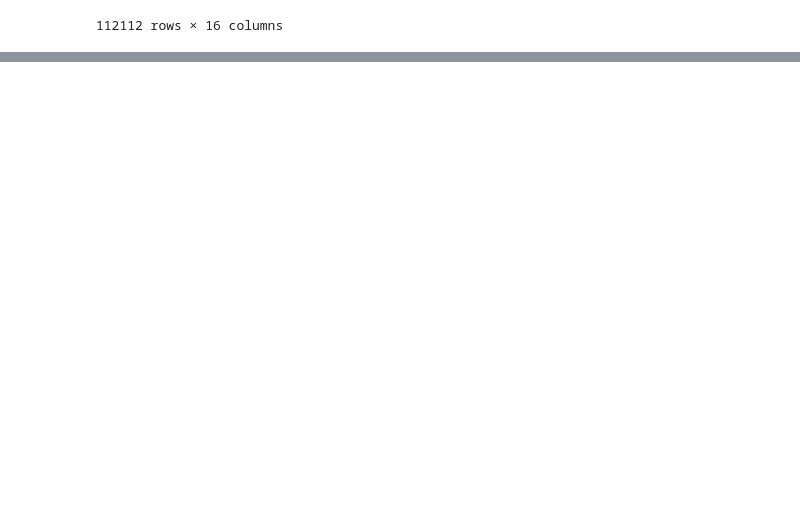
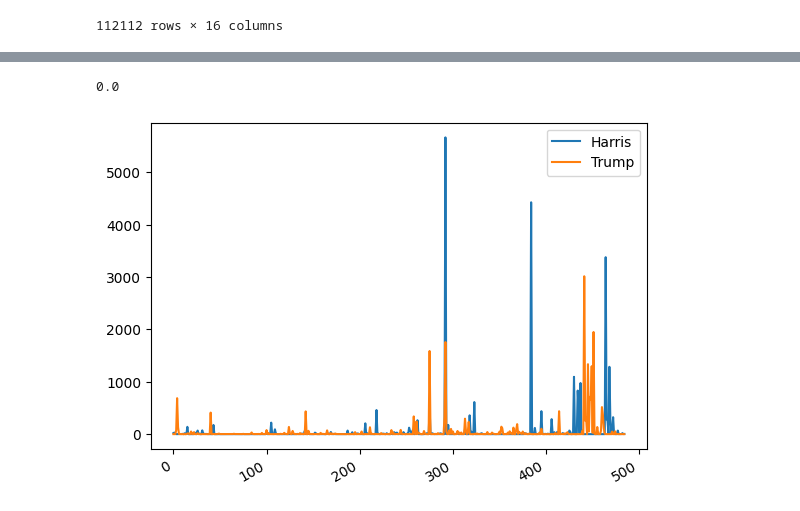
Before and after one commit to wellsGarrison/320Project, a Jupyter notebook: final_project.ipynb, the cells around one changed output, grey strips where cells are left out. Cells and saved outputs as stored; diff of their text form; code cells hidden in the pictures; blank space fills up the shorter version.

Commit message:
chi-squared on spending categories and a not-gorgeous plot

```diff
--- a/final_project.ipynb
+++ b/final_project.ipynb
@@ -55,0 +57,3 @@ pd.read_csv("weball24.txt", delimiter='|')
+# %%
+cross = pd.crosstab(spending_df['disb_desc'], spending_df[(spending_df['cand_nm'] == 'Harris, Kamala') | (spending_df['cand_nm'] == 'Trump, Donald J.')]['cand_nm'])
+cross
@@ -55,0 +75,16 @@ pd.read_csv("weball24.txt", delimiter='|')
+# %%
+scipy.stats.chi2_contingency(cross).pvalue
+# %% [output]
+0.0
+# %%
+fig, ax = plt.subplots()
+
+line_yes, = ax.plot(cross['Harris, Kamala'].to_list(), label='Harris')
+line_no, = ax.plot(cross['Trump, Donald J.'].to_list(), label='Trump')
+# ax.set_xticks(range(len(cross.index)), list(cross.index), size='small')
+fig.autofmt_xdate()
+# handles, labels = ax.get_legend_handles_labels()
+ax.legend(handles = [line_yes, line_no])
+plt.show()
+# %% [output]
+[figure, added]
```
Also changed, not shown: parts of 3 cells of this notebook.
